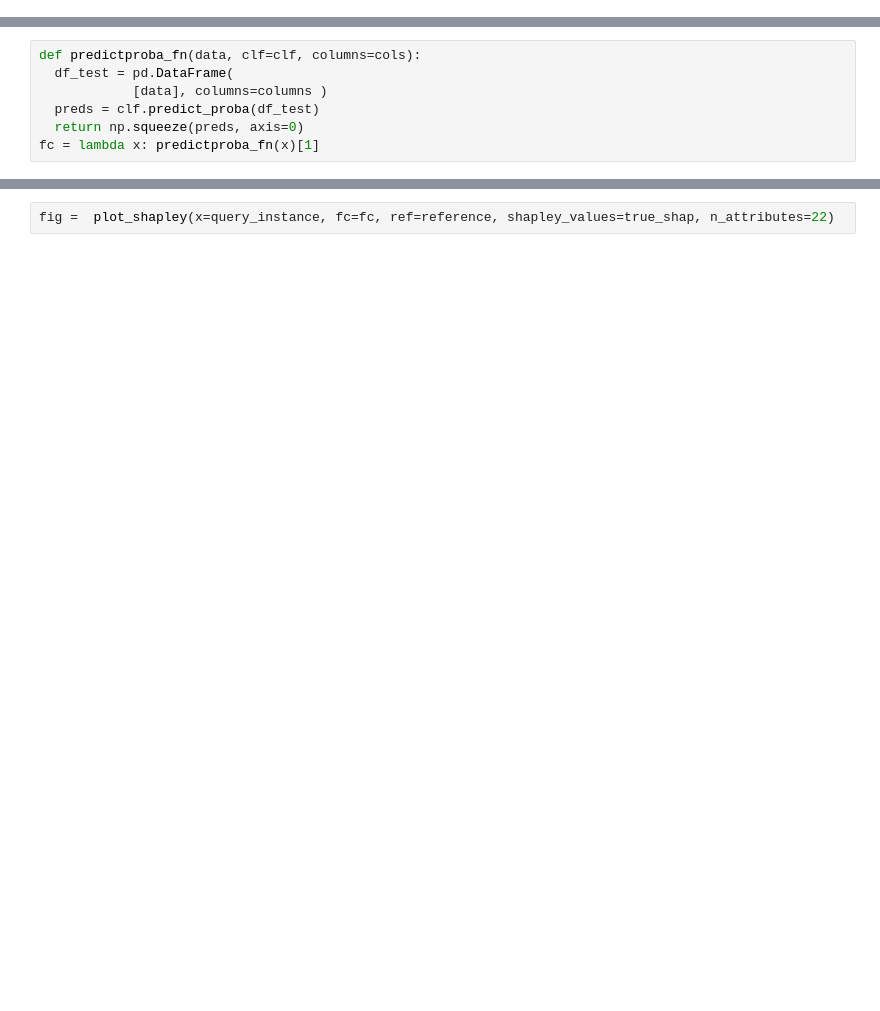
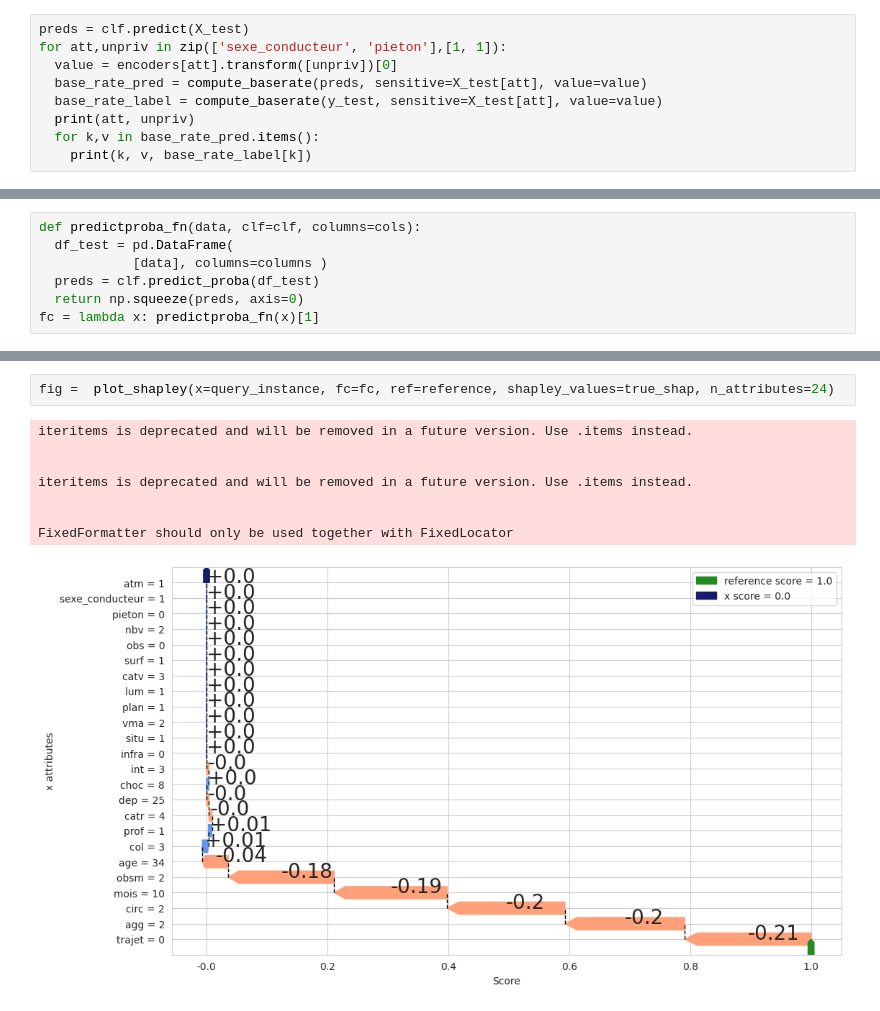
Before and after one commit to erwanlem/fairness, a Jupyter notebook: main2.ipynb, the cells around one changed output, grey strips where cells are left out. Drawn from its saved outputs; the diff is of its cells as text; blank space fills up the shorter version.

```diff
--- a/main2.ipynb
+++ b/main2.ipynb
@@ -300,0 +352,9 @@ fig.show()
+# %%
+preds = clf.predict(X_test)
+for att,unpriv in zip(['sexe_conducteur', 'pieton'],[1, 1]):
+  value = encoders[att].transform([unpriv])[0]
+  base_rate_pred = compute_baserate(preds, sensitive=X_test[att], value=value)
+  base_rate_label = compute_baserate(y_test, sensitive=X_test[att], value=value)
+  print(att, unpriv)
+  for k,v in base_rate_pred.items():
+    print(k, v, base_rate_label[k])
@@ -471,2 +619,11 @@ true_shap
 # %%
-fig =  plot_shapley(x=query_instance, fc=fc, ref=reference, shapley_values=true_shap, n_attributes=22)
+fig =  plot_shapley(x=query_instance, fc=fc, ref=reference, shapley_values=true_shap, n_attributes=24)
+# %% [output]
+iteritems is deprecated and will be removed in a future version. Use .items instead.
+
+
+iteritems is deprecated and will be removed in a future version. Use .items instead.
+
+
+FixedFormatter should only be used together with FixedLocator
+[figure, added]
```
Also changed, not shown: parts of 17 cells of this notebook, 11 other files.
